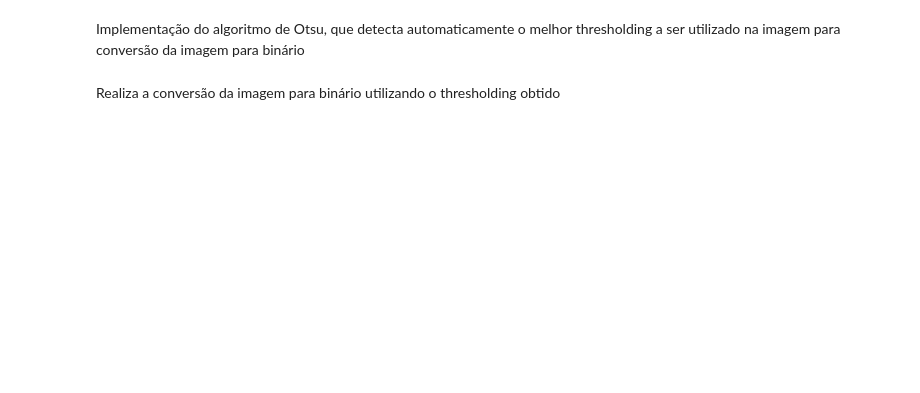
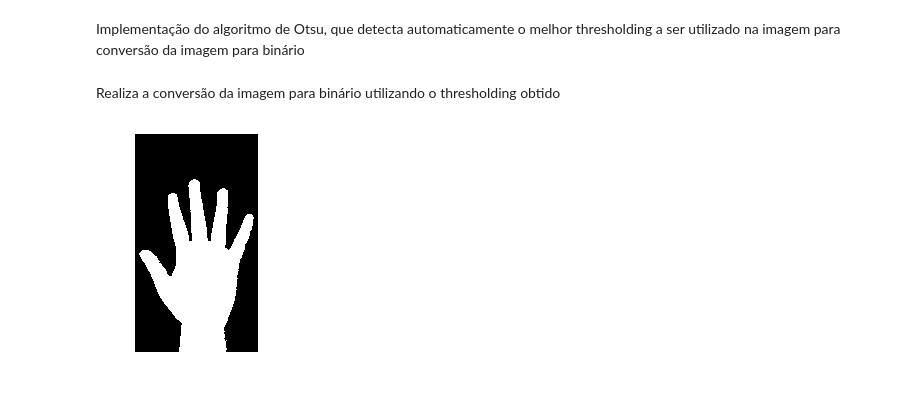
Before and after one commit to leticiarina/BiometricRecognition, a Jupyter notebook: biometricRecognition.ipynb, the cells around one changed output. Drawn from its saved outputs; the diff is of its cells as text; code cells hidden in the pictures; blank space fills up the shorter version.

```diff
--- a/biometricRecognition.ipynb
+++ b/biometricRecognition.ipynb
@@ -117,20 +123,22 @@ Realiza a conversão da imagem para binário utilizando o thresholding obtido
 # %%
 def binaryTransform(img, thresholding):
 
 	binImg = np.zeros(img.shape)
 
 	# Sets image values according to chosen thresholding
 	for x in range(img.shape[0]):
 		for y in range(img.shape[1]):
 			if img[x,y] > thresholding: binImg[x,y] = 1
 
-	plt.axis('off')
-	plt.imshow(binImg, cmap=plt.get_cmap('gray'))
-	plt.show()
-
 	return binImg
 
 binImg = binaryTransform(gray, thresholding)
+
+plt.axis('off')
+plt.imshow(binImg, cmap='gray')
+plt.show()
+# %% [output]
+[figure, added]
 # %%
 """
 Extracts the biggest object from a binary image with multiple objects
```
Also changed, not shown: parts of 13 cells of this notebook, 1 other file.
